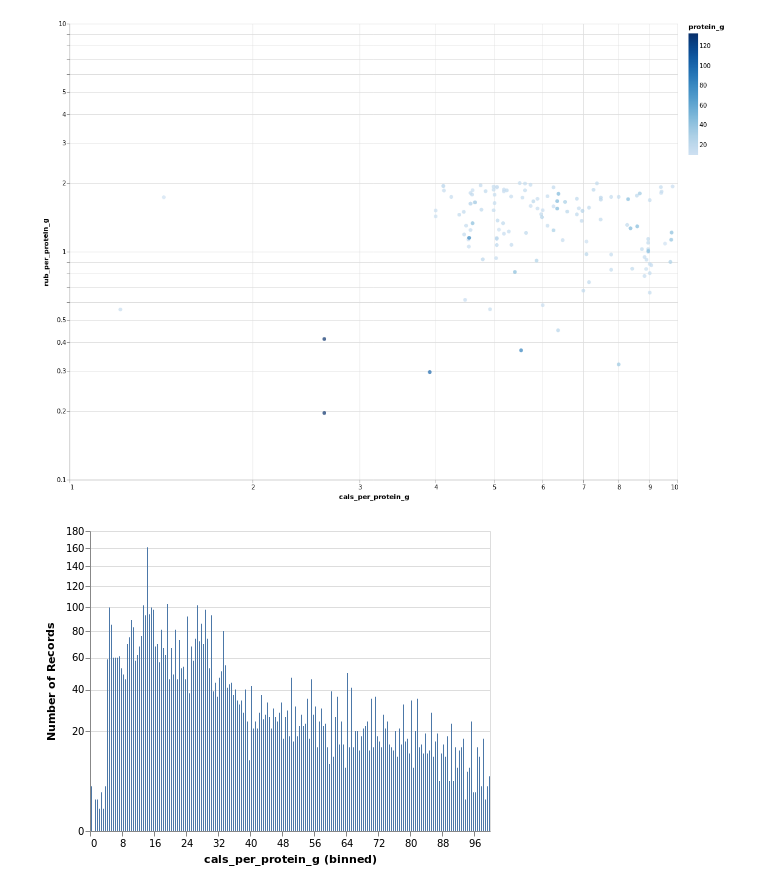
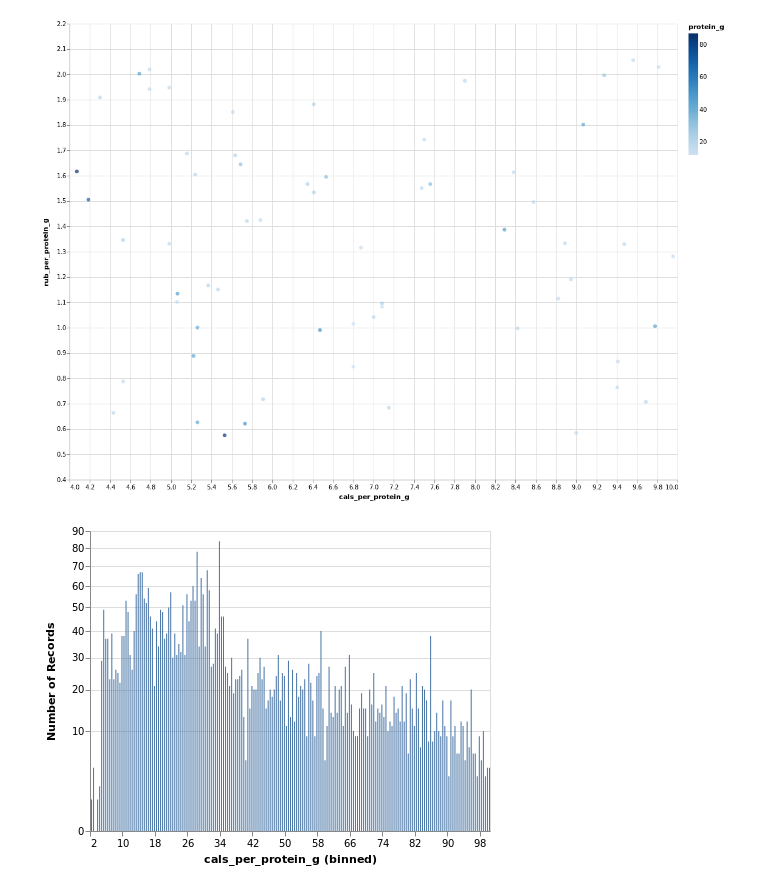
Before and after one commit to HoverHell/grocery_scrape, a Jupyter notebook: grocerydata.ipynb, the cells around one changed output. Cells and saved outputs as stored; diff of their text form; code cells hidden in the pictures.

```diff
--- a/grocerydata.ipynb
+++ b/grocerydata.ipynb
@@ -7,7 +7,10 @@ import ujson as json
 import pandas as pd
 
 
-def read_jsl_fln(filename='im_metro_items.jsl'):
+# SRC_FILE = 'im_metro_items.jsl'
+SRC_FILE = 'im_lenta_items.jsl'
+
+def read_jsl_fln(filename):
     return (json.loads(line.strip()) for line in open(filename))
 
 
@@ -63,7 +66,7 @@ def parse_cals(item):
     return parse_number(value[:-len(suffix)])
 
 
-with open('im_metro_items.jsl') as fobj:
+with open(SRC_FILE) as fobj:
     data = read_jsl(fobj)
 
     # data = itertools.islice(data, 100)
@@ -181,8 +186,18 @@ sel2 = alt.selection_single(
     nearest=True,
 )
 
+df_plt = df[
+    ~(df[col1].isnull() | df[col2].isnull()) &
+    # Sample proteins:
+    # https://geneticlab.ru/catalog/proteiny/multikomponentnyy_protein/1304/
+    # {"price_rub": 1570, "amount_g": 1000, "cals": 124 / 0.33 = 375.76, "protein_g": 25.1 / 0.33 = 76, "cals_per_protein_g": 124 / 25.1 = 4.94, "rub_per_protein_g": 1570 / (1000 * 76 / 100) = 2.066}
+    (df['cals_per_protein_g'] > 4) &  # outliers
+    (df['cals_per_protein_g'] < 10) &  # double of the sample proteins
+    (df['rub_per_protein_g'] > 0.4) &  # outliers
+    (df['rub_per_protein_g'] < 2.066)  # the sample proteins
+]
 (alt
- .Chart(df[~(df[col1].isnull() | df[col2].isnull()) & (df['cals_per_protein_g'] < 10) & (df['rub_per_protein_g'] < 2)])
+ .Chart(df_plt)
  .properties(
      width=1000, height=750,
      # selection=alt.selection_single(nearest=True),
@@ -193,38 +208,38 @@ sel2 = alt.selection_single(
  )
  # .configure_view(clip=True)
  .interactive()
  # .add_selection(sel1)
  .encode(
      alt.X(
          col1 + ':Q',
          scale=alt.Scale(
-             type='log',
+             # type='log',
              # type='pow', exponent=0.1,
              # domain=(0.1, 100),
-             # zero=False,
+             zero=False,
          ),
      ),
      alt.Y(
          col2 + ':Q',
          scale=alt.Scale(
-             type='log',
+             # type='log',
              # type='pow', exponent=0.1,
              # domain=(0.05, 150),
-             # zero=False,
+             zero=False,
          ),
      ),
      color='protein_g:Q',
      # color=alt.condition(sel1, alt.value('blue'), alt.value('lightgray')),
      tooltip=['title', 'protein_g', col1, col2],
      href='url',
 #      tooltip=list(
 #          alt.Tooltip(
 #              col,
 #              # condition=alt.condition(sel1, alt.value('1'), alt.value('0')),
 #          ) for col in ('title', 'url', col1, col2)),
 ))
 # %% [output]
-[figure, old version]
+[figure, new version]
 # %%
 col = 'cals_per_protein_g'
 alt.Chart(df[df[col] < 100]).mark_bar().encode(
@@ -235,4 +250,4 @@ alt.Chart(df[df[col] < 100]).mark_bar().encode(
           scale=alt.Scale(type='pow', exponent=0.5)),
 )
 # %% [output]
-[figure, old version]
+[figure, new version]
```
Also changed, not shown: parts of 4 cells of this notebook.
